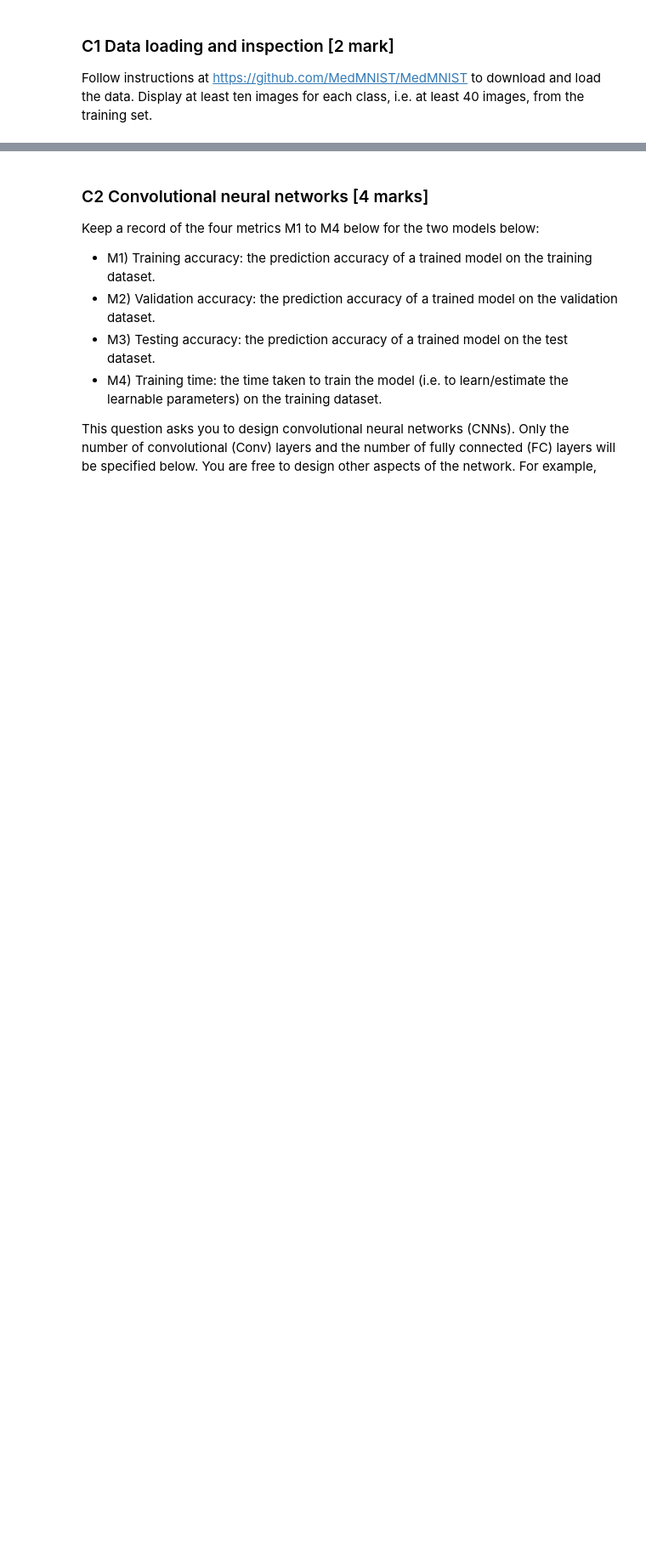
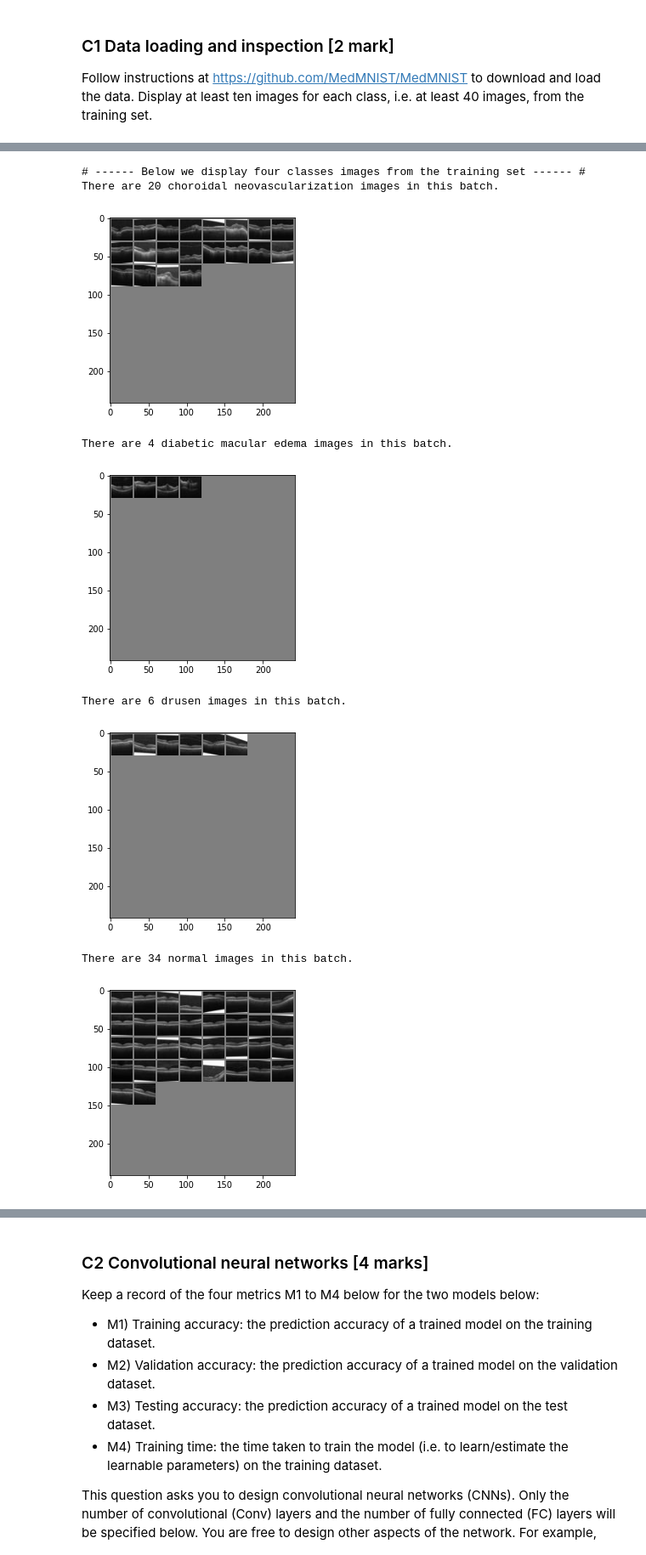
Before and after one commit to wwyqianqian/COMP6509, a Jupyter notebook: assignment/COM4509-6509_Assignment_Part2.ipynb, the cells around one changed output, grey strips where cells are left out. Shown at 85% size. Cells and saved outputs as stored; diff of their text form; code cells hidden in the pictures; blank space fills up the shorter version.

```diff
--- a/assignment/COM4509-6509_Assignment_Part2.ipynb
+++ b/assignment/COM4509-6509_Assignment_Part2.ipynb
@@ -494,0 +567,62 @@ Follow instructions at https://github.com/MedMNIST/MedMNIST to download and load
+# %%
+def display_img(dataloader):
+    dataiter = iter(dataloader) # Get some random images
+    images, labels = dataiter.next() # Get one batch
+
+    empty_0 = torch.zeros(images.shape) # Set up an empty torch to store imgs for class 0
+    empty_1 = torch.zeros(images.shape) # Set up an empty torch to store imgs for class 1
+    empty_2 = torch.zeros(images.shape) # Set up an empty torch to store imgs for class 2
+    empty_3 = torch.zeros(images.shape) # Set up an empty torch to store imgs for class 3
+
+    choroidal_index = -1
+    diabetic_index = -1
+    drusen_index = -1
+    normal_index = -1
+    index = -1
+
+    for i in labels:
+        index += 1
+        if i[0] == 0:
+            choroidal_index += 1
+            empty_0[choroidal_index] = images[index] # Store class 0 images in empty_0
+
+        elif i[0] == 1:
+            diabetic_index += 1
+            empty_1[diabetic_index] = images[index] # Store class 1 images in empty_1
+
+        elif i[0] == 2:
+            drusen_index += 1
+            empty_2[drusen_index] = images[index] # Store class 2 images in empty_2
+
+        elif i[0] == 3:
+            normal_index += 1
+            empty_3[normal_index] = images[index] # Store class 3 images in empty_3
+
+
+    print("There are", choroidal_index+1, "choroidal neovascularization images in this batch.")
+    imshow(torchvision.utils.make_grid(empty_0))
+    print("There are", diabetic_index+1, "diabetic macular edema images in this batch.")
+    imshow(torchvision.utils.make_grid(empty_1))
+    print("There are", drusen_index+1, "drusen images in this batch.")
+    imshow(torchvision.utils.make_grid(empty_2))
+    print("There are", normal_index+1, "normal images in this batch.")
+    imshow(torchvision.utils.make_grid(empty_3))
+
+
+print("# ------ Below we display four classes images from the training set ------ #")
+display_img(train_loader_C)
+print("# ----- Below we display four classes images from the validation set ----- #")
+display_img(val_loader_C)
+print("# -------- Below we display four classes images from the test set -------- #")
+display_img(test_loader_C)
+print("End of question C1 [2 marks].")
+# %% [output]
+# ------ Below we display four classes images from the training set ------ #
+There are 20 choroidal neovascularization images in this batch.
+[figure, added]
+There are 4 diabetic macular edema images in this batch.
+[figure, added]
+There are 6 drusen images in this batch.
+[figure, added]
+There are 34 normal images in this batch.
+[figure, added]
```
Also changed, not shown: parts of 15 cells of this notebook.
